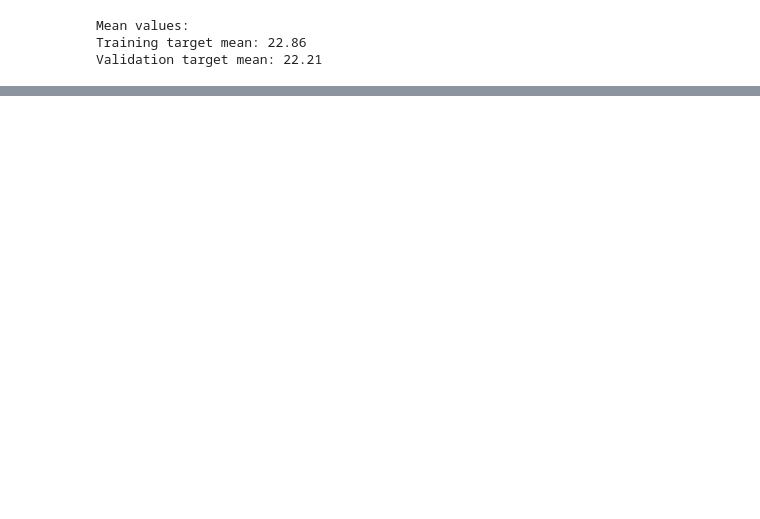
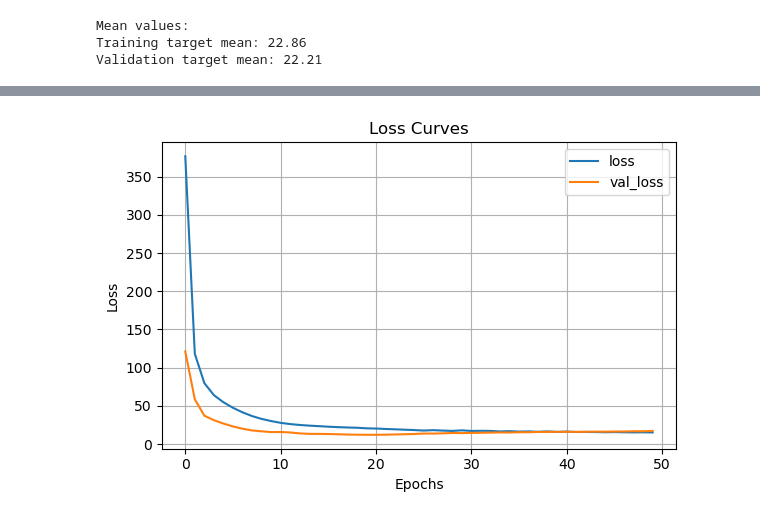
Before and after one commit to tchourse/DL, a Jupyter notebook: DL jupyter/bostonhousing/bostonhousing.ipynb, the cells around one changed output, grey strips where cells are left out. Saved outputs shown, nothing was run; the diff lists cells and outputs as text; code cells hidden in the pictures; blank space fills up the shorter version.

```diff
--- a/DL jupyter/bostonhousing/bostonhousing.ipynb
+++ b/DL jupyter/bostonhousing/bostonhousing.ipynb
@@ -194,0 +195,16 @@ Predicted: 24.74, Actual: 23.60
+# %%
+import pandas as pd
+import matplotlib.pyplot as plt
+
+# Plot training and validation loss
+pd.DataFrame(history.history)[['loss', 'val_loss']].plot(
+    figsize=(6, 4),
+    xlabel="Epochs",
+    ylabel="Loss",
+    title="Loss Curves"
+)
+plt.grid(True)
+plt.tight_layout()
+plt.show()
+# %% [output]
+[figure, added]
```
Also changed, not shown: parts of 6 cells of this notebook.
